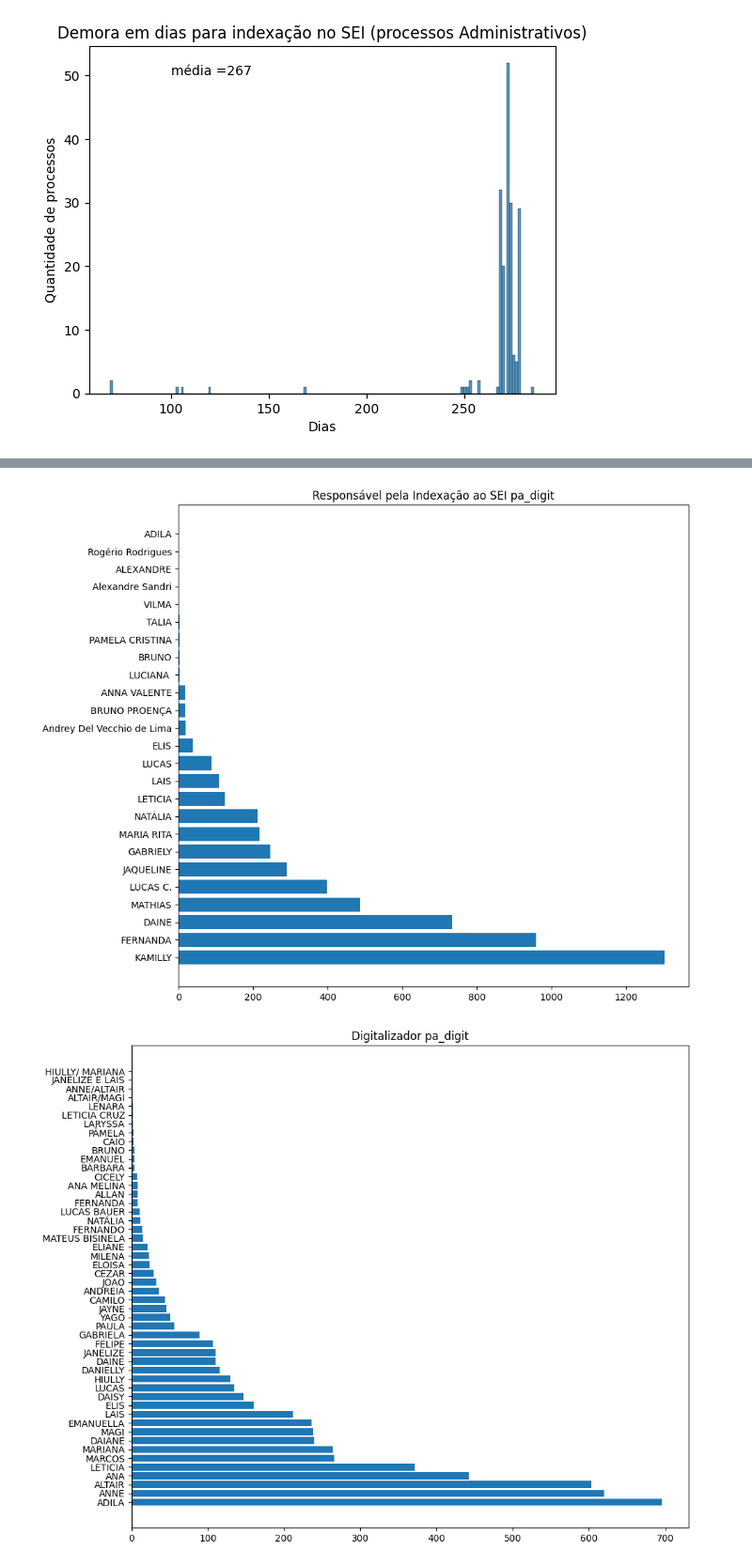
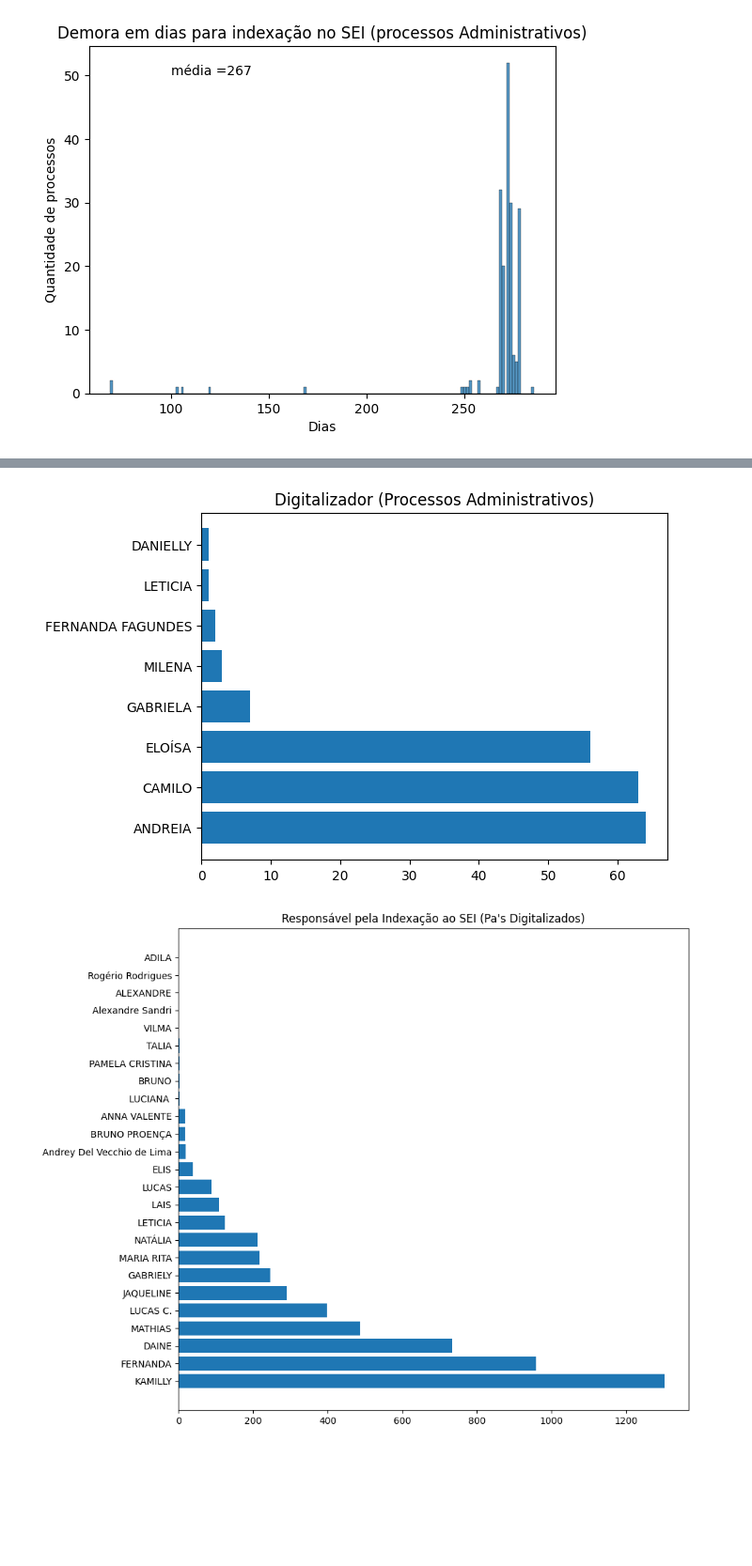
Before and after one commit to Gabxist/Prog_ap, a Jupyter notebook: Prog_ap_ANALISE_DE_DADOS.ipynb, the cells around one changed output, grey strips where cells are left out. Shown at 94% size. Saved outputs shown, nothing was run; the diff lists cells and outputs as text; code cells hidden in the pictures; blank space fills up the shorter version.

```diff
--- a/Prog_ap_ANALISE_DE_DADOS.ipynb
+++ b/Prog_ap_ANALISE_DE_DADOS.ipynb
@@ -90,3 +90,4 @@ pa_digit['Município'] = pa_digit['Município'].replace({'N/C':np.NaN,'RIBEIRAO
+proc_adm['Município'] = proc_adm['Município'].replace({'ENEAS MARQUES/PR': 'ENÉAS MARQUES/PR', 'FRANCISCO BELTRÃO': 'FRANCISCO BELTRÃO/PR',"ITAPEJARA D'OESTE/PR": 'ITAPEJARA DO OESTE/PR','PINHAL DE SÃO BENTO': 'PINHAL DE SÃO BENTO/PR','ITAGUAJE/PR': 'ITAGUAJÉ/PR','SANTO ANTONIO DO SUDOESTE/PR': 'SANTO ANTÔNIO DO SUDOESTE/PR', "SANTA IZABEL D'OESTE/PR": 'SANTA IZABEL DO OESTE/PR','SANTA IZABEL DO OESTE': 'SANTA IZABEL DO OESTE/PR'})
 # %%
 # transformando as colunas com data para o formato "DateTime64"
 proc_adm['Data da Digitalização'] = pd.to_datetime(proc_adm['Data da Digitalização'])
@@ -175,16 +153,16 @@ plt.show()
+# %%
+proc_adm_list =proc_adm['Digitalizador'].value_counts()
+plt.barh(proc_adm_list.index, proc_adm_list)
+plt.title('Digitalizador (Processos Administrativos)')
+plt.show()
+# %% [output]
+[figure, added]
 # %%
 pa_digit_list =pa_digit['Responsável pela Indexação ao SEI'].value_counts()
 plt.figure(figsize=(10,8))
 plt.barh(pa_digit_list.index, pa_digit_list)
-plt.title('Responsável pela Indexação ao SEI pa_digit')
+plt.title("Responsável pela Indexação ao SEI (Pa's Digitalizados)")
 plt.tight_layout()
 plt.show()
-plt.figure(figsize=(10,8))
-pa_digit_list =pa_digit['Digitalizador'].value_counts()
-plt.barh(pa_digit_list.index, pa_digit_list)
-plt.title('Digitalizador pa_digit')
-plt.tight_layout()
-plt.show()
 # %% [output]
-[figure, old version]
+[figure, new version]
-[figure, removed]
```
Also changed, not shown: parts of 15 cells of this notebook.
